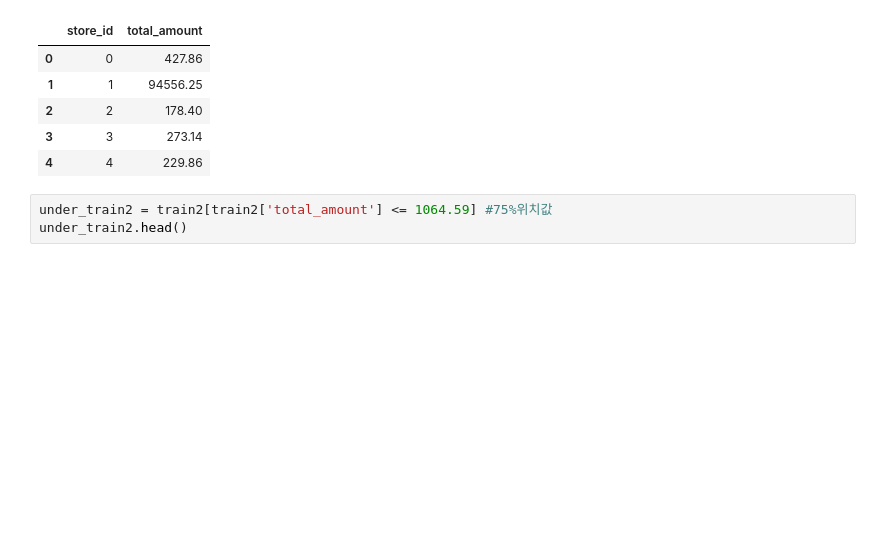
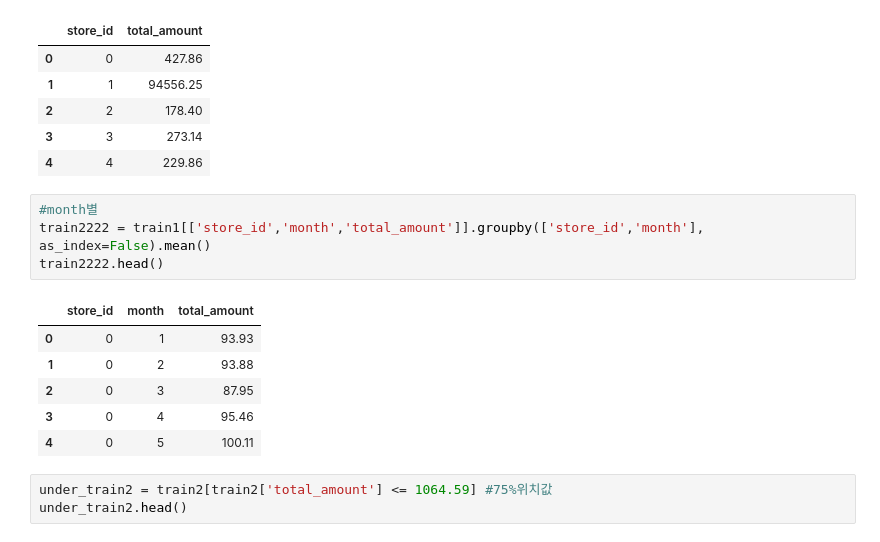
Before and after one commit to brandnewmin/brandnewm, a Jupyter notebook: dacon3.ipynb, the cells around one changed output. Drawn from its saved outputs; the diff is of its cells as text; blank space fills up the shorter version.

```diff
--- a/dacon3.ipynb
+++ b/dacon3.ipynb
@@ -87,6 +87,17 @@ train2.head()
 | 2 | 2 | 178.40 |
 | 3 | 3 | 273.14 |
 | 4 | 4 | 229.86 |
+# %%
+#month별
+train2222 = train1[['store_id','month','total_amount']].groupby(['store_id','month'], as_index=False).mean()
+train2222.head()
+# %% [output]
+|  | store_id | month | total_amount |
+| 0 | 0 | 1 | 93.93 |
+| 1 | 0 | 2 | 93.88 |
+| 2 | 0 | 3 | 87.95 |
+| 3 | 0 | 4 | 95.46 |
+| 4 | 0 | 5 | 100.11 |
 # %%
 under_train2 = train2[train2['total_amount'] <= 1064.59] #75%위치값
 under_train2.head()
```
Also changed, not shown: parts of 2 cells of this notebook.
